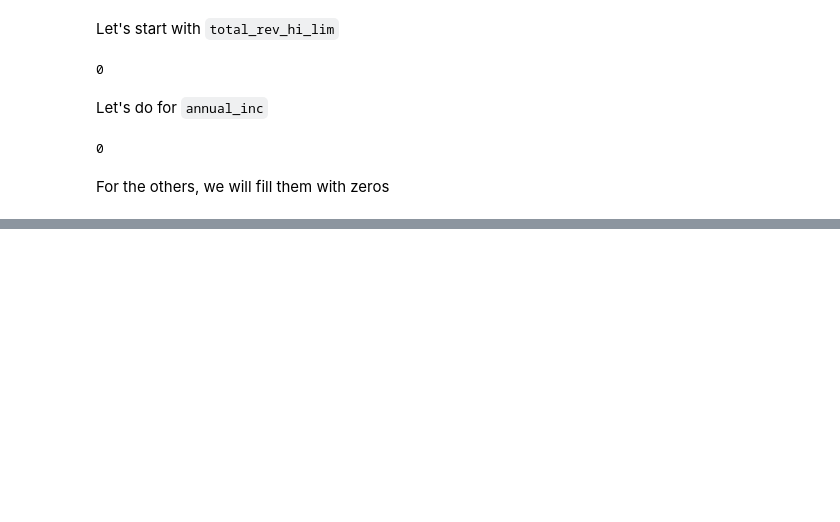
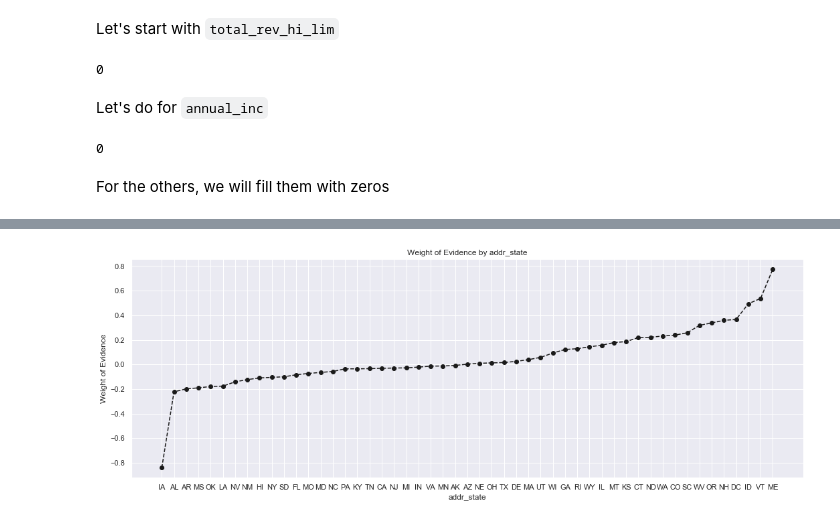
Before and after one commit to fw9228/Capstone-2-Project, a Jupyter notebook: Capstone 2 Project Credit Risk Modeling.ipynb, the cells around one changed output, grey strips where cells are left out. Cells and saved outputs as stored; diff of their text form; code cells hidden in the pictures; blank space fills up the shorter version.

```diff
--- a/Capstone 2 Project Credit Risk Modeling.ipynb
+++ b/Capstone 2 Project Credit Risk Modeling.ipynb
@@ -430,0 +656,8 @@ loan_data['emp_length_int'].fillna(0, inplace=True)
+# %%
+# There are many categories with home_ownership variable.
+# Therefore, we create a new discrete variable where we combine some of the categories.
+# 'OTHER', 'ANY' and 'NONE' are riskiest but are very few. 'RENT' is the next riskiest.
+# We combine them in one category, 'RENT_OTHER_NONE_ANY'.
+# We end up with 3 categories for the 'home_onership': 'RENT_OTHER_NONE_ANY', 'OWN', 'MORTGAGE'.
+df_inputs_prepr['home_ownership:RENT_OTHER_NONE_ANY'] = sum([df_inputs_prepr['home_ownership:RENT'], df_inputs_prepr['home_ownership:OTHER'],
+                                                      df_inputs_prepr['home_ownership:NONE'],df_inputs_prepr['home_ownership:ANY']])
@@ -430,0 +675,5 @@ loan_data['emp_length_int'].fillna(0, inplace=True)
+# %%
+#addr_state variable
+# We calculate weight of evidence.
+df_temp2 = woe_discrete(df_inputs_prepr, 'addr_state', df_targets_prepr)
+df_temp2
@@ -430,0 +698,5 @@ loan_data['emp_length_int'].fillna(0, inplace=True)
+# %%
+# We plot the weight of evidence values.
+plot_by_woe(df_temp2)
+# %% [output]
+[figure, added]
```
Also changed, not shown: parts of 110 cells of this notebook.
